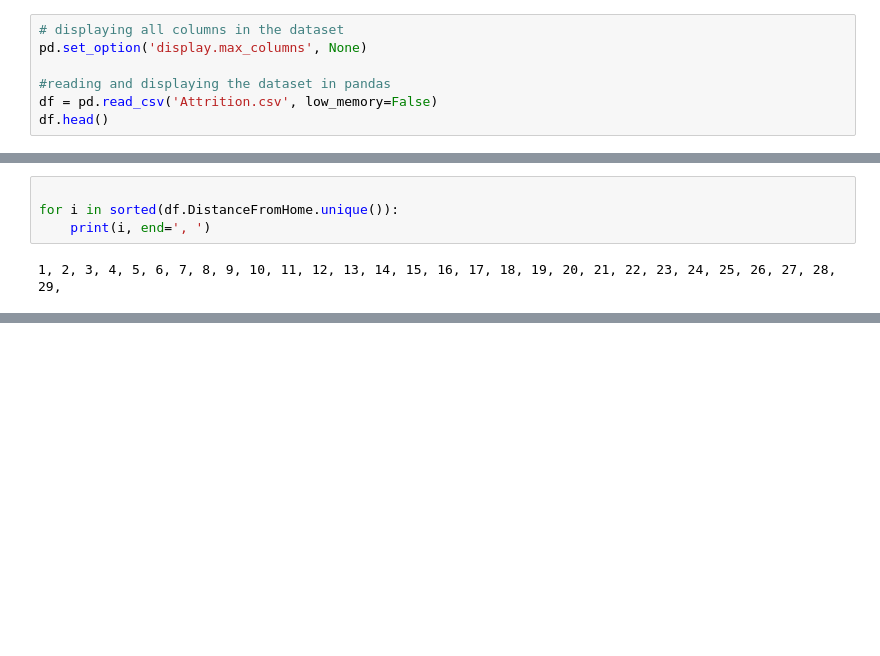
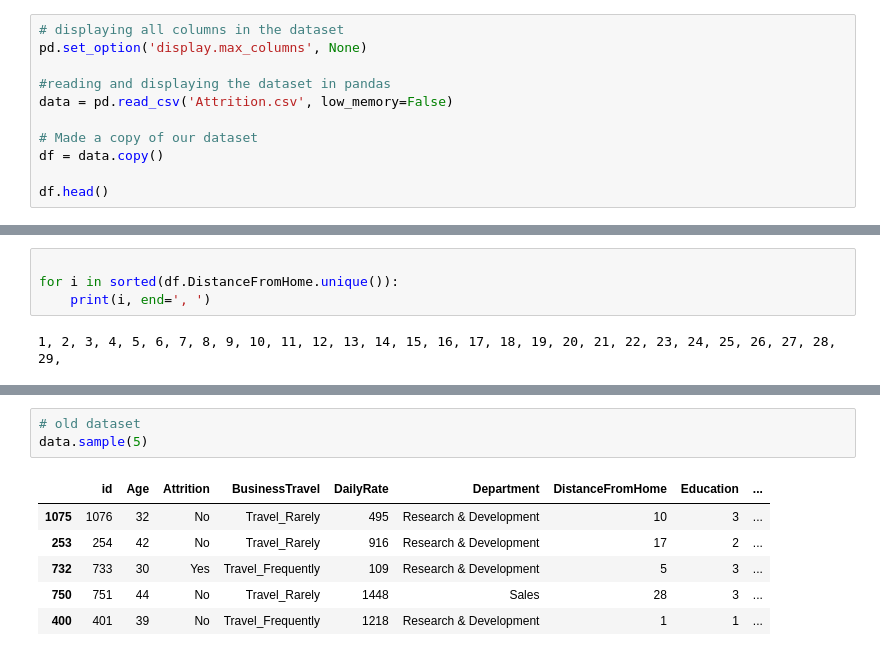
Before and after one commit to giusmahnn/HR_attrition, a Jupyter notebook: Hr_EDA.ipynb, the cells around one changed output, grey strips where cells are left out. Cells and saved outputs as stored; diff of their text form; blank space fills up the shorter version.

```diff
--- a/Hr_EDA.ipynb
+++ b/Hr_EDA.ipynb
@@ -8,7 +6,11 @@ import matplotlib.pyplot as plt
 pd.set_option('display.max_columns', None)
 
 #reading and displaying the dataset in pandas
-df = pd.read_csv('Attrition.csv', low_memory=False)
+data = pd.read_csv('Attrition.csv', low_memory=False)
+
+# Made a copy of our dataset
+df = data.copy()
+
 df.head()
 # %% [output]
 |  | id | Age | Attrition | BusinessTravel | DailyRate | Department | DistanceFromHome | Education | ... |
@@ -288,0 +390,10 @@ Index(['id', 'Age', 'Attrition', 'BusinessTravel', 'DailyRate', 'Department',
+# %%
+# old dataset
+data.sample(5)
+# %% [output]
+|  | id | Age | Attrition | BusinessTravel | DailyRate | Department | DistanceFromHome | Education | ... |
+| 1075 | 1076 | 32 | No | Travel_Rarely | 495 | Research & Development | 10 | 3 | ... |
+| 253 | 254 | 42 | No | Travel_Rarely | 916 | Research & Development | 17 | 2 | ... |
+| 732 | 733 | 30 | Yes | Travel_Frequently | 109 | Research & Development | 5 | 3 | ... |
+| 750 | 751 | 44 | No | Travel_Rarely | 1448 | Sales | 28 | 3 | ... |
+| 400 | 401 | 39 | No | Travel_Frequently | 1218 | Research & Development | 1 | 1 | ... |
```
Also changed, not shown: parts of 69 cells of this notebook, 2 other files.
